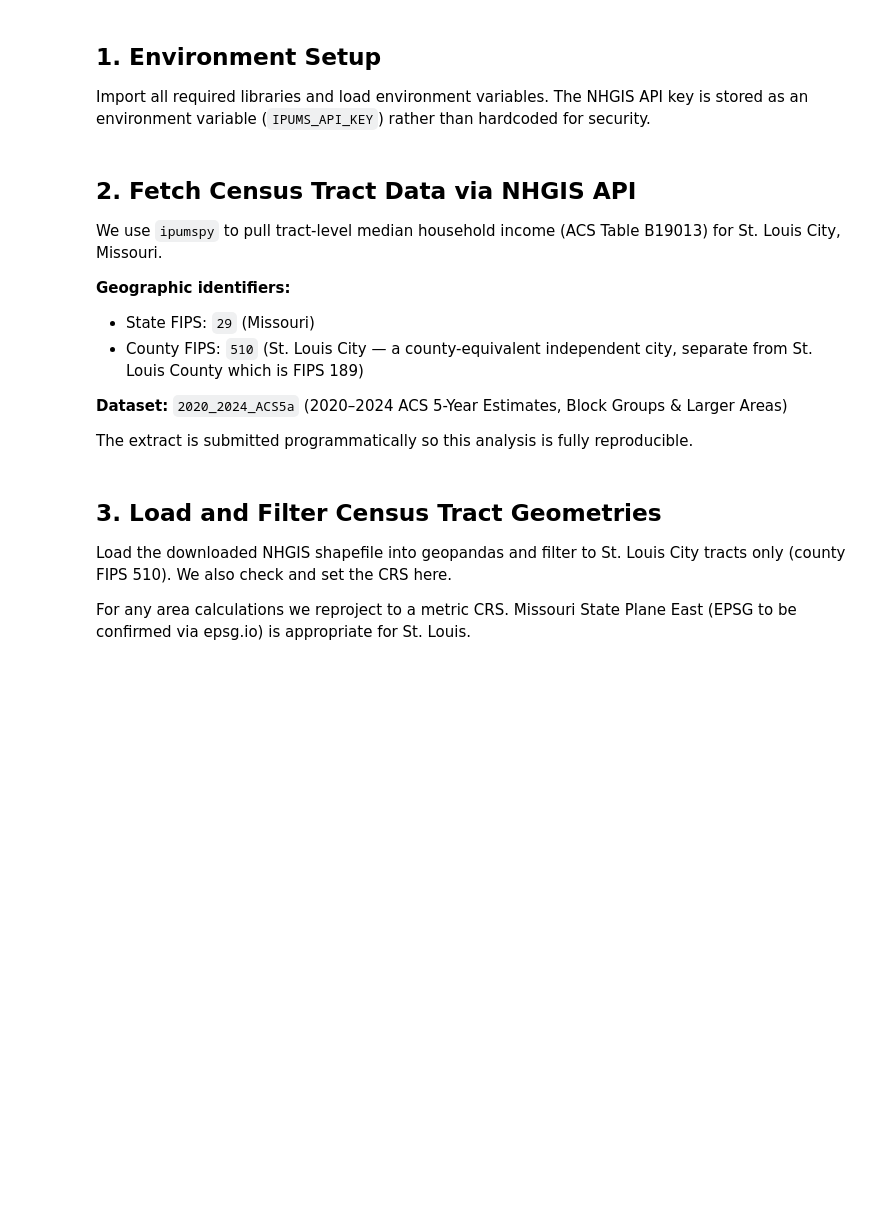
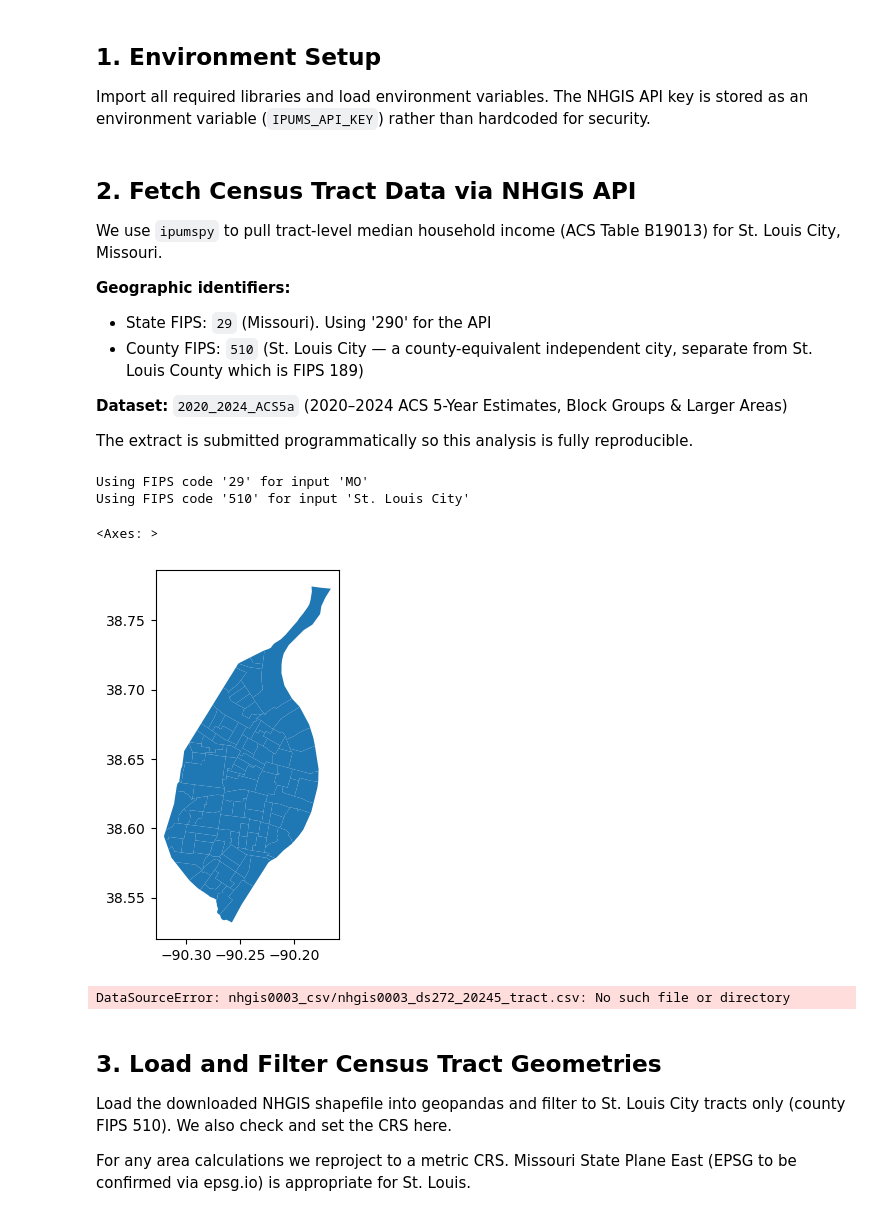
Before and after one commit to dander1989/urban_shade_income, a Jupyter notebook: notebook.ipynb, the cells around one changed output. Drawn from its saved outputs; the diff is of its cells as text; code cells hidden in the pictures; blank space fills up the shorter version.

Commit message:
Implement data pull code (IPUMS using ipumspy and census tracts for STL using pygris)

```diff
--- a/notebook.ipynb
+++ b/notebook.ipynb
@@ -28,7 +32,7 @@ ipums = IpumsApiClient(IPUMS_API_KEY)
 We use `ipumspy` to pull tract-level median household income (ACS Table B19013) for St. Louis City, Missouri.
 
 **Geographic identifiers:**
-- State FIPS: `29` (Missouri)
+- State FIPS: `29` (Missouri). Using '290' for the API
 - County FIPS: `510` (St. Louis City — a county-equivalent independent city, separate from St. Louis County which is FIPS 189)
 
 **Dataset:** `2020_2024_ACS5a` (2020–2024 ACS 5-Year Estimates, Block Groups & Larger Areas)
@@ -39,3 +66,22 @@ The extract is submitted programmatically so this analysis is fully reproducible
+# %%
+# Pulling St. Louis, Missouri Census Tract boundaries using pygris
+stl_census = pygris.tracts(state = "MO", county = "St. Louis City", year=2020)
+stl_census.plot() # For visual verification
+# %% [output]
+Using FIPS code '29' for input 'MO'
+Using FIPS code '510' for input 'St. Louis City'
+<Axes: >
+[figure, added]
+# %%
+# Extract data from zip file
+fname = r"data\raw\nhgis0003_csv.zip"
+ZipFile(fname).namelist()
+#gpd.read_file(fname)
+
+csv_path = '/nhgis0003_csv/nhgis0003_ds272_20245_tract.csv'
+gpd.read_file(csv_path)
+# %% [output]
+DataSourceError: nhgis0003_csv/nhgis0003_ds272_20245_tract.csv: No such file or directory
 # %% [markdown]
 ## 3. Load and Filter Census Tract Geometries
 
```
Also changed, not shown: parts of 3 cells of this notebook, 1 other file.
